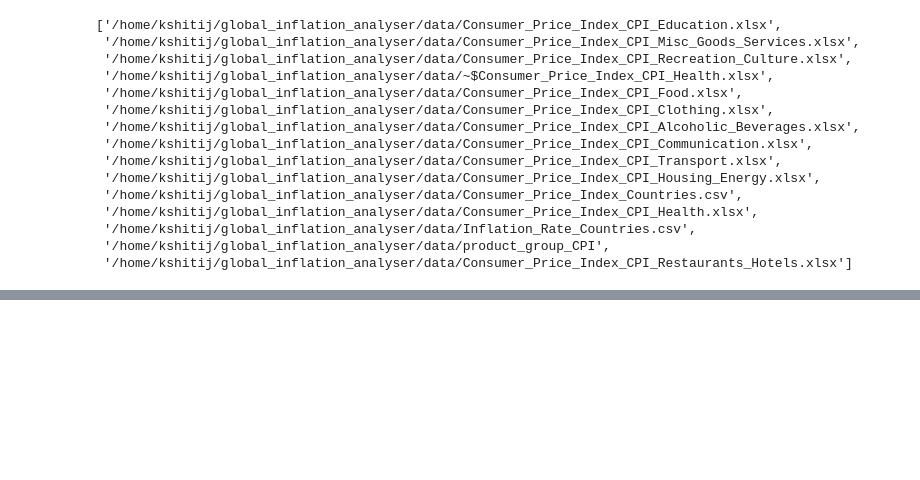
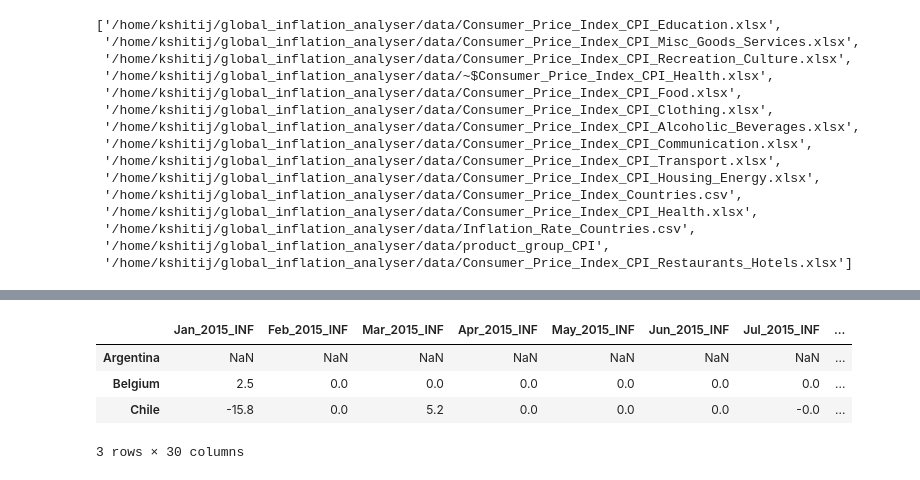
Before and after one commit to camelo-cruz/global_inflation_analyser, a Jupyter notebook: bin/dummynb.ipynb, the cells around one changed output, grey strips where cells are left out. Drawn from its saved outputs; the diff is of its cells as text; code cells hidden in the pictures; blank space fills up the shorter version.

```diff
--- a/bin/dummynb.ipynb
+++ b/bin/dummynb.ipynb
@@ -275,0 +367,10 @@ files
+# %%
+inf_data = an.inflation_calculator(data)
+# %%
+inf_data
+# %% [output]
+|  | Jan_2015_INF | Feb_2015_INF | Mar_2015_INF | Apr_2015_INF | May_2015_INF | Jun_2015_INF | Jul_2015_INF | ... |
+| Argentina | NaN | NaN | NaN | NaN | NaN | NaN | NaN | ... |
+| Belgium | 2.5 | 0.0 | 0.0 | 0.0 | 0.0 | 0.0 | 0.0 | ... |
+| Chile | -15.8 | 0.0 | 5.2 | 0.0 | 0.0 | 0.0 | -0.0 | ... |
+3 rows × 30 columns
```
Also changed, not shown: parts of 18 cells of this notebook.
